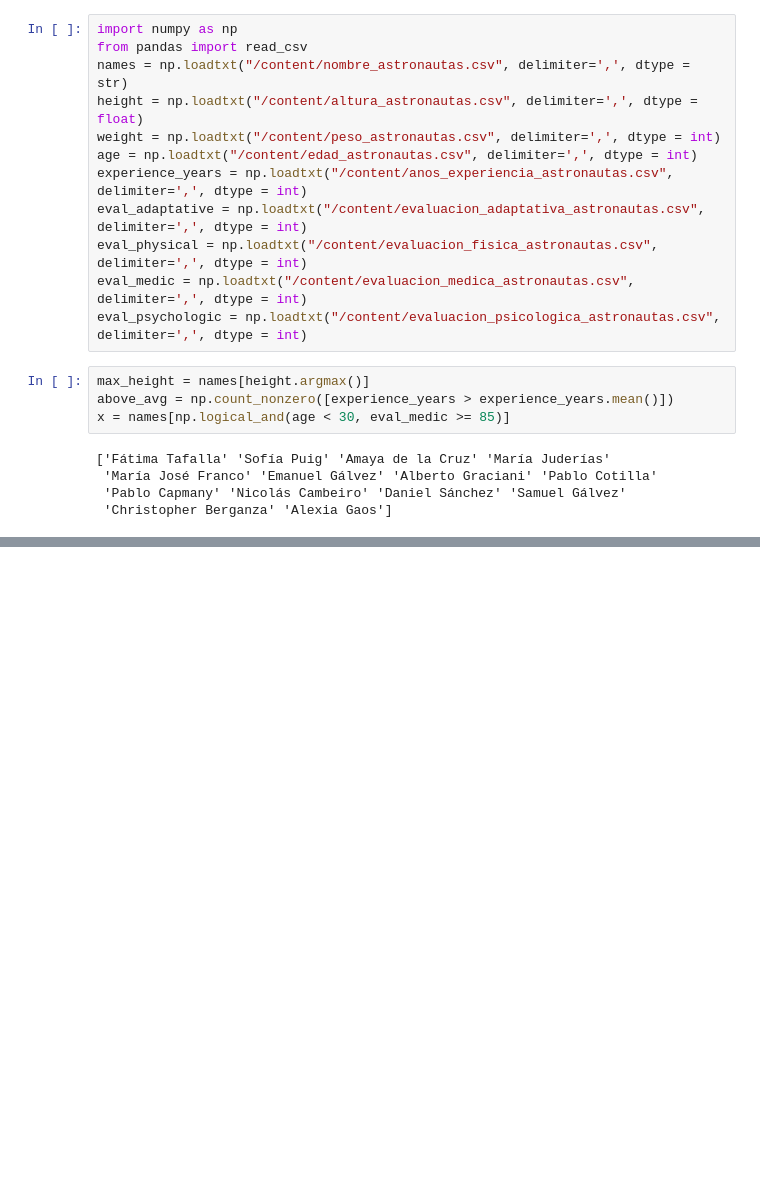
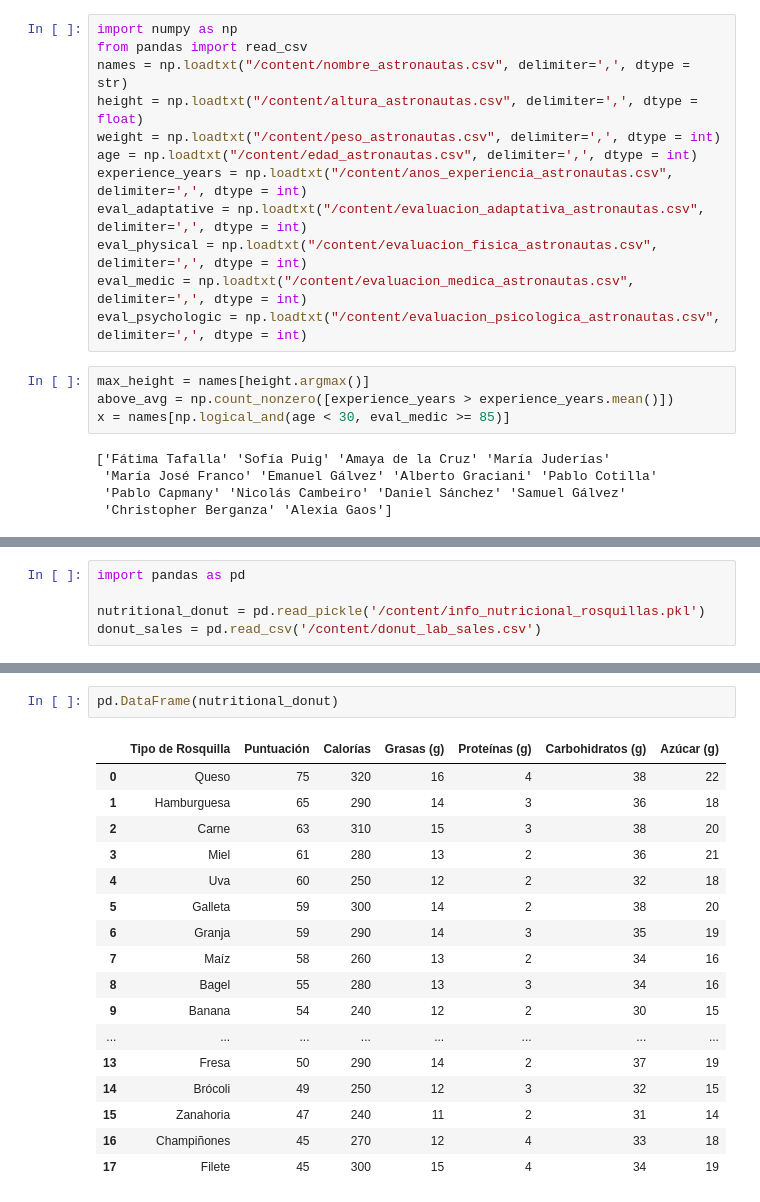
Before and after one commit to zoociego/desafiolatam, a Jupyter notebook: EjerciciosDePracticaModulo2.ipynb, the cells around one changed output, grey strips where cells are left out. Cells and saved outputs as stored; diff of their text form; blank space fills up the shorter version.

```diff
--- a/EjerciciosDePracticaModulo2.ipynb
+++ b/EjerciciosDePracticaModulo2.ipynb
@@ -35,0 +38,5 @@ x = names[np.logical_and(age < 30, eval_medic >= 85)]
+# %%
+import pandas as pd
+
+nutritional_donut = pd.read_pickle('/content/info_nutricional_rosquillas.pkl')
+donut_sales = pd.read_csv('/content/donut_lab_sales.csv')
@@ -35,0 +59,20 @@ x = names[np.logical_and(age < 30, eval_medic >= 85)]
+# %%
+pd.DataFrame(nutritional_donut)
+# %% [output]
+|  | Tipo de Rosquilla | Puntuación | Calorías | Grasas (g) | Proteínas (g) | Carbohidratos (g) | Azúcar (g) |
+| 0 | Queso | 75 | 320 | 16 | 4 | 38 | 22 |
+| 1 | Hamburguesa | 65 | 290 | 14 | 3 | 36 | 18 |
+| 2 | Carne | 63 | 310 | 15 | 3 | 38 | 20 |
+| 3 | Miel | 61 | 280 | 13 | 2 | 36 | 21 |
+| 4 | Uva | 60 | 250 | 12 | 2 | 32 | 18 |
+| 5 | Galleta | 59 | 300 | 14 | 2 | 38 | 20 |
+| 6 | Granja | 59 | 290 | 14 | 3 | 35 | 19 |
+| 7 | Maíz | 58 | 260 | 13 | 2 | 34 | 16 |
+| 8 | Bagel | 55 | 280 | 13 | 3 | 34 | 16 |
+| 9 | Banana | 54 | 240 | 12 | 2 | 30 | 15 |
+| ... | ... | ... | ... | ... | ... | ... | ... |
+| 13 | Fresa | 50 | 290 | 14 | 2 | 37 | 19 |
+| 14 | Brócoli | 49 | 250 | 12 | 3 | 32 | 15 |
+| 15 | Zanahoria | 47 | 240 | 11 | 2 | 31 | 14 |
+| 16 | Champiñones | 45 | 270 | 12 | 4 | 33 | 18 |
+| 17 | Filete | 45 | 300 | 15 | 4 | 34 | 19 |
```
Also changed, not shown: parts of 2 cells of this notebook.
